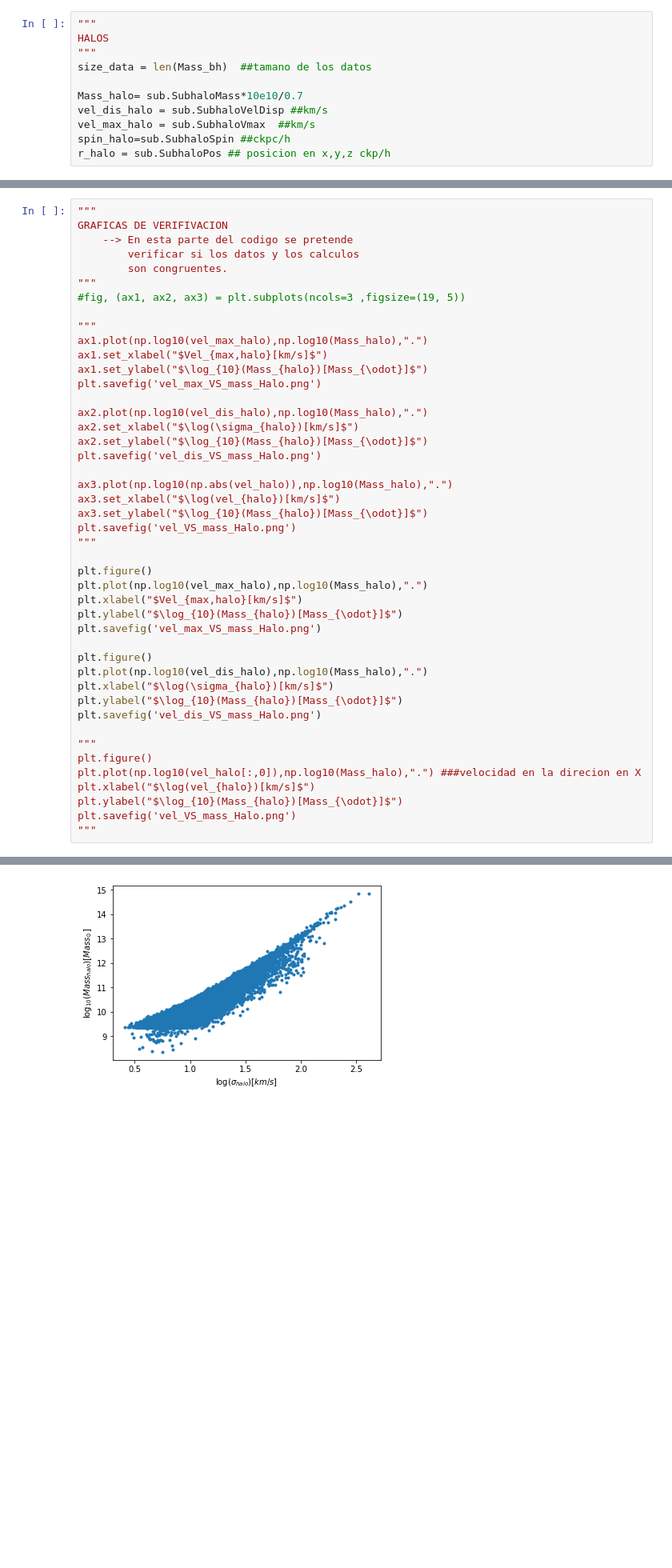
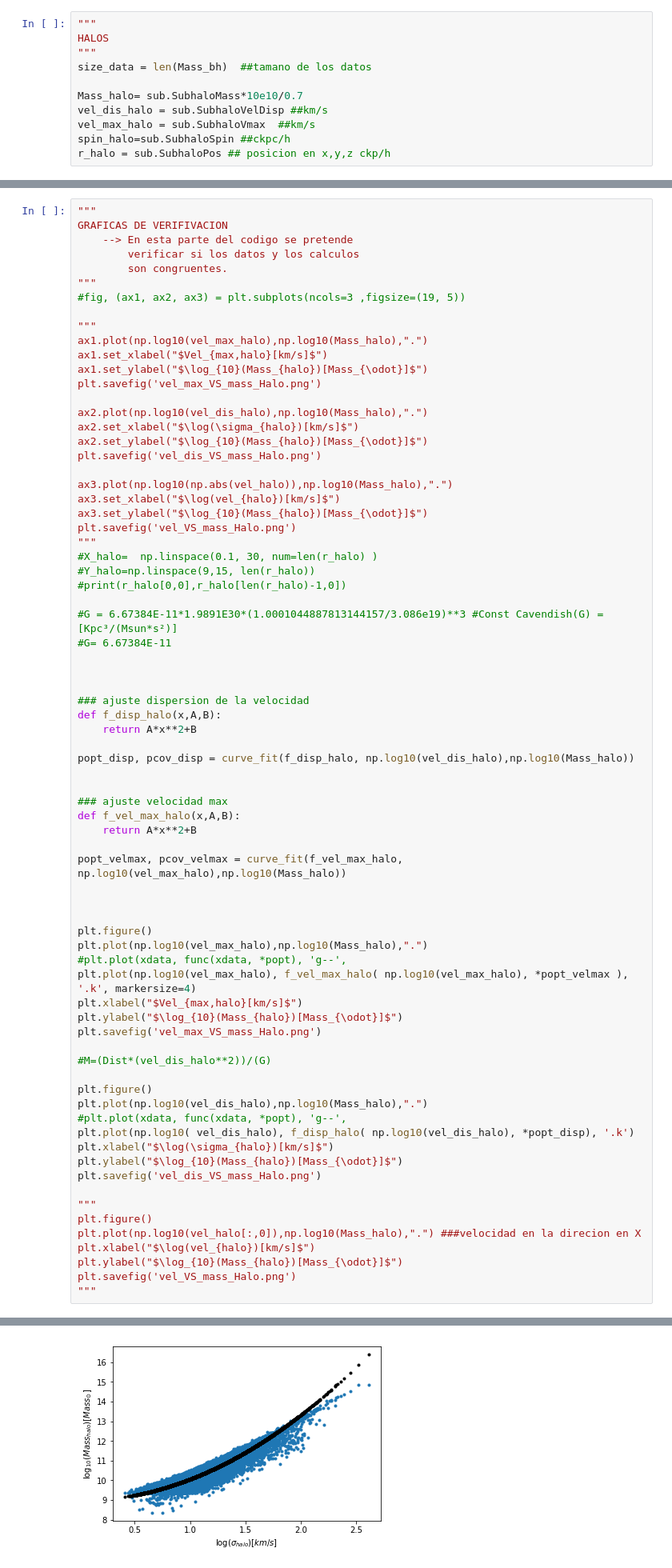
Before and after one commit to Daniel-Montenegro/Thesis, a Jupyter notebook: proyecto/Activity_1/Activity_1.ipynb, the cells around one changed output, grey strips where cells are left out. Shown at 80% size. Saved outputs shown, nothing was run; the diff lists cells and outputs as text; blank space fills up the shorter version.

```diff
--- a/proyecto/Activity_1/Activity_1.ipynb
+++ b/proyecto/Activity_1/Activity_1.ipynb
@@ -145,15 +170,44 @@ ax3.set_xlabel("$\log(vel_{halo})[km/s]$")
 ax3.set_ylabel("$\log_{10}(Mass_{halo})[Mass_{\odot}]$")
 plt.savefig('vel_VS_mass_Halo.png')
 """
+#X_halo=  np.linspace(0.1, 30, num=len(r_halo) )
+#Y_halo=np.linspace(9,15, len(r_halo))
+#print(r_halo[0,0],r_halo[len(r_halo)-1,0])
+
+#G = 6.67384E-11*1.9891E30*(1.0001044887813144157/3.086e19)**3 #Const Cavendish(G) = [Kpc³/(Msun*s²)]
+#G= 6.67384E-11
+
+
+
+### ajuste dispersion de la velocidad
+def f_disp_halo(x,A,B):
+    return A*x**2+B
+
+popt_disp, pcov_disp = curve_fit(f_disp_halo, np.log10(vel_dis_halo),np.log10(Mass_halo))
+
+
+### ajuste velocidad max
+def f_vel_max_halo(x,A,B):
+    return A*x**2+B
+
+popt_velmax, pcov_velmax = curve_fit(f_vel_max_halo, np.log10(vel_max_halo),np.log10(Mass_halo))
+
+
 
 plt.figure()
 plt.plot(np.log10(vel_max_halo),np.log10(Mass_halo),".")
+#plt.plot(xdata, func(xdata, *popt), 'g--',
+plt.plot(np.log10(vel_max_halo), f_vel_max_halo( np.log10(vel_max_halo), *popt_velmax ), '.k', markersize=4)
 plt.xlabel("$Vel_{max,halo}[km/s]$")
 plt.ylabel("$\log_{10}(Mass_{halo})[Mass_{\odot}]$")
 plt.savefig('vel_max_VS_mass_Halo.png')
 
+#M=(Dist*(vel_dis_halo**2))/(G)
+
 plt.figure()
 plt.plot(np.log10(vel_dis_halo),np.log10(Mass_halo),".")
+#plt.plot(xdata, func(xdata, *popt), 'g--',
+plt.plot(np.log10( vel_dis_halo), f_disp_halo( np.log10(vel_dis_halo), *popt_disp), '.k')
 plt.xlabel("$\log(\sigma_{halo})[km/s]$")
 plt.ylabel("$\log_{10}(Mass_{halo})[Mass_{\odot}]$")
 plt.savefig('vel_dis_VS_mass_Halo.png')
@@ -171,4 +225,4 @@ plt.savefig('vel_VS_mass_Halo.png')
-[figure, old version]
+[figure, new version]
 # %%
 #Cargar los datos para
 
```
Also changed, not shown: parts of 10 cells of this notebook, 46 other files.
